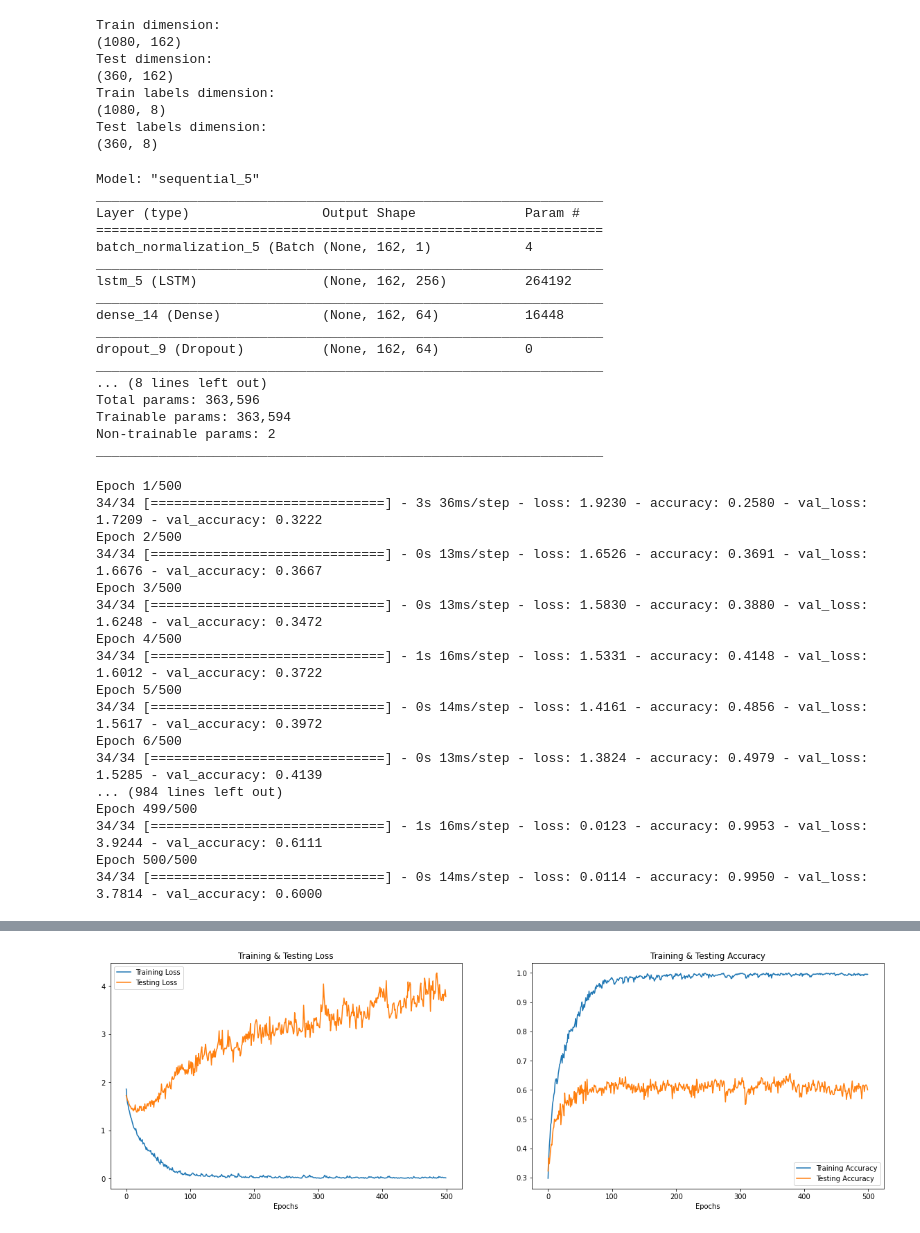
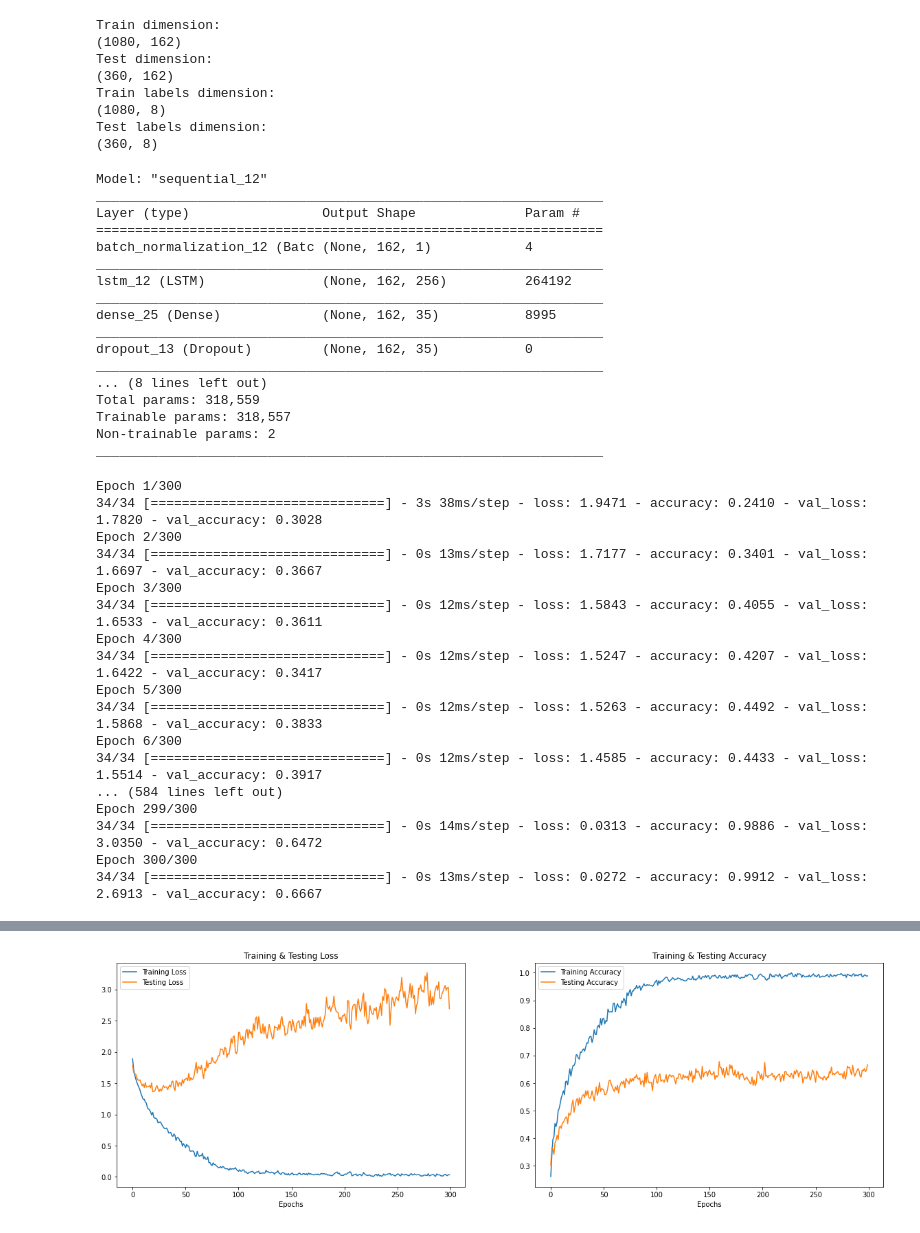
Before and after one commit to pushpanshu0501/Speech-Emotion-Recognition--1, a Jupyter notebook: Model Notebooks/LSTM Model Notebooks/LSTM_updated.ipynb, the cells around one changed output, grey strips where cells are left out. Cells and saved outputs as stored; diff of their text form; code cells hidden in the pictures.

Commit message:
LSTM model updated with 66% val_accuracy

```diff
--- a/Model Notebooks/LSTM Model Notebooks/LSTM_updated.ipynb
+++ b/Model Notebooks/LSTM Model Notebooks/LSTM_updated.ipynb
@@ -119,7 +120,7 @@ model = Sequential()
 model.add(BatchNormalization(axis=-1, input_shape=(x_train.shape[1], 1)))
 model.add(LSTM(256, return_sequences=True))
 
-model.add(Dense(64))
+model.add(Dense(35))
 model.add(Dropout(0.5))
 model.add(Activation('relu'))
 # model.add(Dense(64))
@@ -137,48 +138,48 @@ opt = keras.optimizers.Adam(learning_rate=0.001)
 model.compile(loss='categorical_crossentropy', optimizer=opt, metrics=['accuracy'])
 model.summary()
 # %% [output]
-Model: "sequential_5"
+Model: "sequential_12"
 _________________________________________________________________
 Layer (type)                 Output Shape              Param #
 =================================================================
-batch_normalization_5 (Batch (None, 162, 1)            4
+batch_normalization_12 (Batc (None, 162, 1)            4
 _________________________________________________________________
-lstm_5 (LSTM)                (None, 162, 256)          264192
+lstm_12 (LSTM)               (None, 162, 256)          264192
 _________________________________________________________________
-dense_14 (Dense)             (None, 162, 64)           16448
+dense_25 (Dense)             (None, 162, 35)           8995
 _________________________________________________________________
-dropout_9 (Dropout)          (None, 162, 64)           0
+dropout_13 (Dropout)         (None, 162, 35)           0
 _________________________________________________________________
 ... (8 lines left out)
-Total params: 363,596
-Trainable params: 363,594
+Total params: 318,559
+Trainable params: 318,557
 Non-trainable params: 2
 _________________________________________________________________
 # %%
 # Training the model
-history=model.fit(x_train, y_train, batch_size=32, epochs=500, validation_data=(x_test, y_test), shuffle=True)
+history=model.fit(x_train, y_train, batch_size=32, epochs=300, validation_data=(x_test, y_test), shuffle=True)
 # %% [output]
-Epoch 1/500
-34/34 [==============================] - 3s 36ms/step - loss: 1.9230 - accuracy: 0.2580 - val_loss: 1.7209 - val_accuracy: 0.3222
-Epoch 2/500
-34/34 [==============================] - 0s 13ms/step - loss: 1.6526 - accuracy: 0.3691 - val_loss: 1.6676 - val_accuracy: 0.3667
-Epoch 3/500
-34/34 [==============================] - 0s 13ms/step - loss: 1.5830 - accuracy: 0.3880 - val_loss: 1.6248 - val_accuracy: 0.3472
-Epoch 4/500
-34/34 [==============================] - 1s 16ms/step - loss: 1.5331 - accuracy: 0.4148 - val_loss: 1.6012 - val_accuracy: 0.3722
-Epoch 5/500
-34/34 [==============================] - 0s 14ms/step - loss: 1.4161 - accuracy: 0.4856 - val_loss: 1.5617 - val_accuracy: 0.3972
-Epoch 6/500
-34/34 [==============================] - 0s 13ms/step - loss: 1.3824 - accuracy: 0.4979 - val_loss: 1.5285 - val_accuracy: 0.4139
-... (984 lines left out)
-Epoch 499/500
-34/34 [==============================] - 1s 16ms/step - loss: 0.0123 - accuracy: 0.9953 - val_loss: 3.9244 - val_accuracy: 0.6111
-Epoch 500/500
-34/34 [==============================] - 0s 14ms/step - loss: 0.0114 - accuracy: 0.9950 - val_loss: 3.7814 - val_accuracy: 0.6000
+Epoch 1/300
+34/34 [==============================] - 3s 38ms/step - loss: 1.9471 - accuracy: 0.2410 - val_loss: 1.7820 - val_accuracy: 0.3028
+Epoch 2/300
+34/34 [==============================] - 0s 13ms/step - loss: 1.7177 - accuracy: 0.3401 - val_loss: 1.6697 - val_accuracy: 0.3667
+Epoch 3/300
+34/34 [==============================] - 0s 12ms/step - loss: 1.5843 - accuracy: 0.4055 - val_loss: 1.6533 - val_accuracy: 0.3611
+Epoch 4/300
+34/34 [==============================] - 0s 12ms/step - loss: 1.5247 - accuracy: 0.4207 - val_loss: 1.6422 - val_accuracy: 0.3417
+Epoch 5/300
+34/34 [==============================] - 0s 12ms/step - loss: 1.5263 - accuracy: 0.4492 - val_loss: 1.5868 - val_accuracy: 0.3833
+Epoch 6/300
+34/34 [==============================] - 0s 12ms/step - loss: 1.4585 - accuracy: 0.4433 - val_loss: 1.5514 - val_accuracy: 0.3917
+... (584 lines left out)
+Epoch 299/300
+34/34 [==============================] - 0s 14ms/step - loss: 0.0313 - accuracy: 0.9886 - val_loss: 3.0350 - val_accuracy: 0.6472
+Epoch 300/300
+34/34 [==============================] - 0s 13ms/step - loss: 0.0272 - accuracy: 0.9912 - val_loss: 2.6913 - val_accuracy: 0.6667
 # %%
 print("Accuracy of our model on test data : " , model.evaluate(x_test,y_test)[1]*100 , "%")
 
-epochs = [i for i in range(500)]
+epochs = [i for i in range(300)]
 fig , ax = plt.subplots(1,2)
 train_acc = history.history['accuracy']
 train_loss = history.history['loss']
@@ -204 +205 @@ Accuracy of our model on test data :  60.00000238418579 %
-[figure, old version]
+[figure, new version]
```
Also changed, not shown: parts of 2 cells of this notebook.
